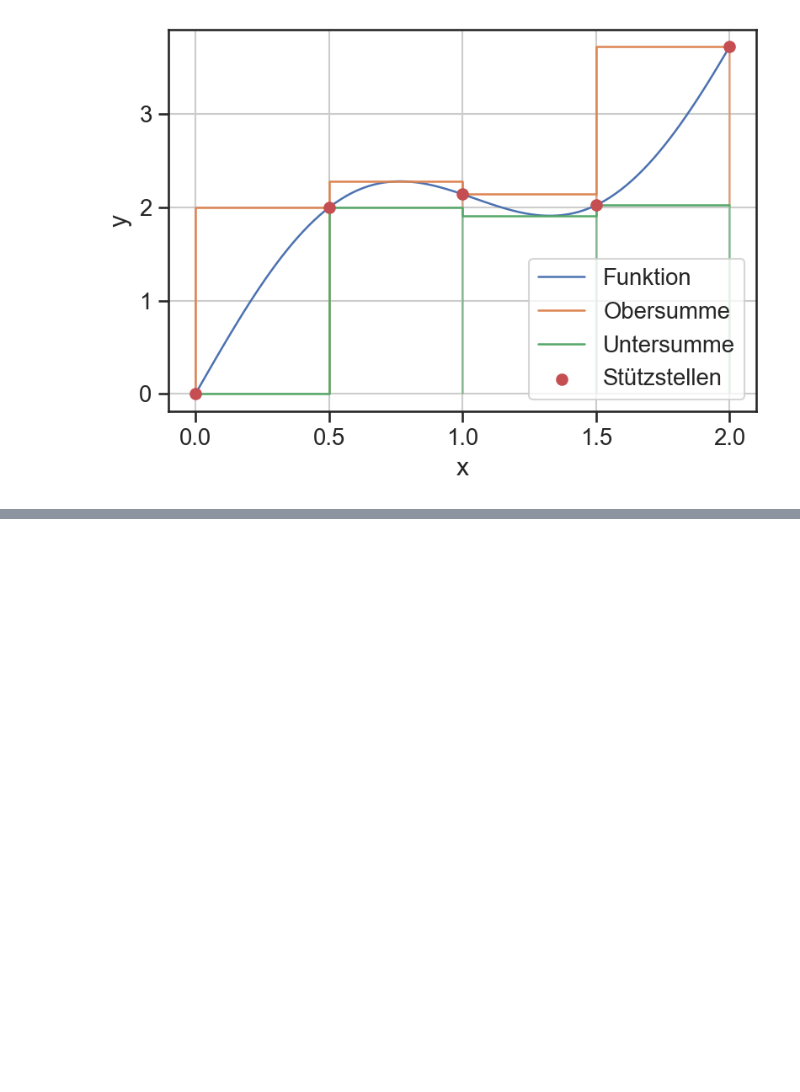
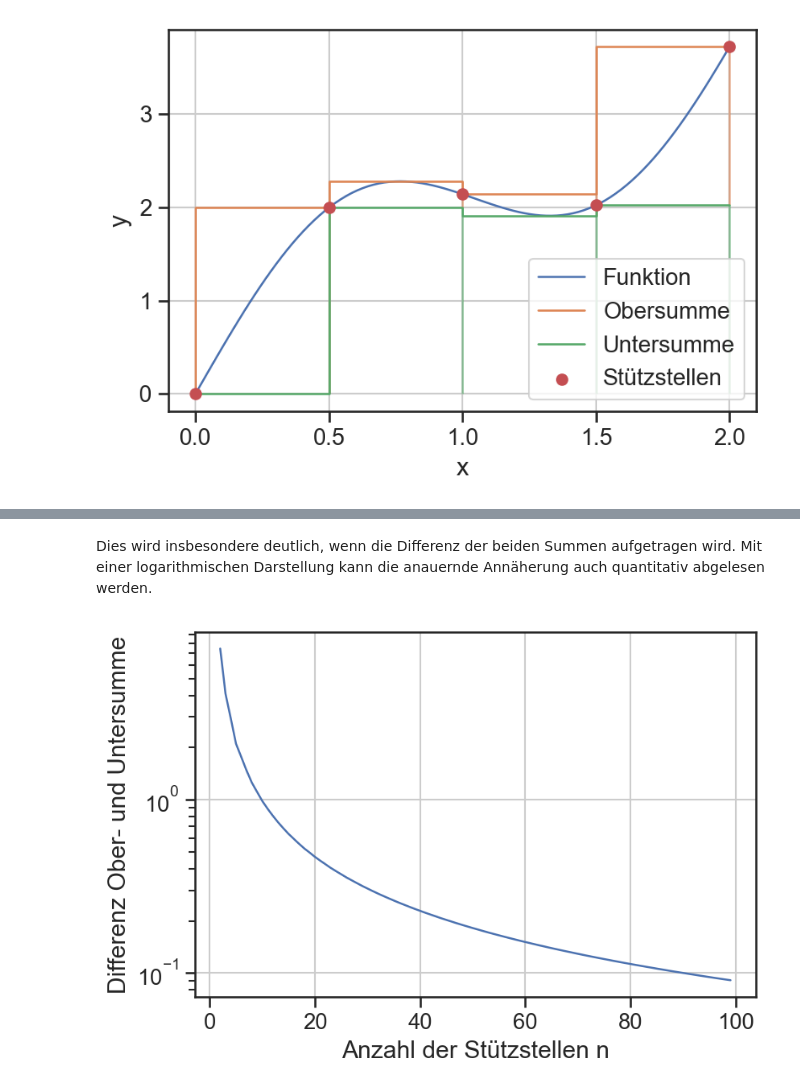
Before and after one commit to lu-kas/Vorlesung_Ingenieurinformatik, a Jupyter notebook: Content/Script/04_numerik/0411_oberuntersumme.ipynb, the cells around one changed output, grey strips where cells are left out. Drawn from its saved outputs; the diff is of its cells as text; code cells hidden in the pictures; blank space fills up the shorter version.

```diff
--- a/Content/Script/04_numerik/0411_oberuntersumme.ipynb
+++ b/Content/Script/04_numerik/0411_oberuntersumme.ipynb
@@ -85,0 +132,14 @@ plt.legend();
+# %% [markdown]
+Dies wird insbesondere deutlich, wenn die Differenz der beiden Summen aufgetragen wird. Mit einer logarithmischen Darstellung kann die anauernde Annäherung auch quantitativ abgelesen werden.
+# %%
+plt.plot(ns, os-us)
+
+plt.xlabel('Anzahl der Stützstellen n')
+plt.ylabel('Differenz Ober- und Untersumme')
+
+# plt.xscale('log')
+plt.yscale('log')
+
+plt.grid();
+# %% [output]
+[figure, added]
```
Also changed, not shown: parts of 6 cells of this notebook.
